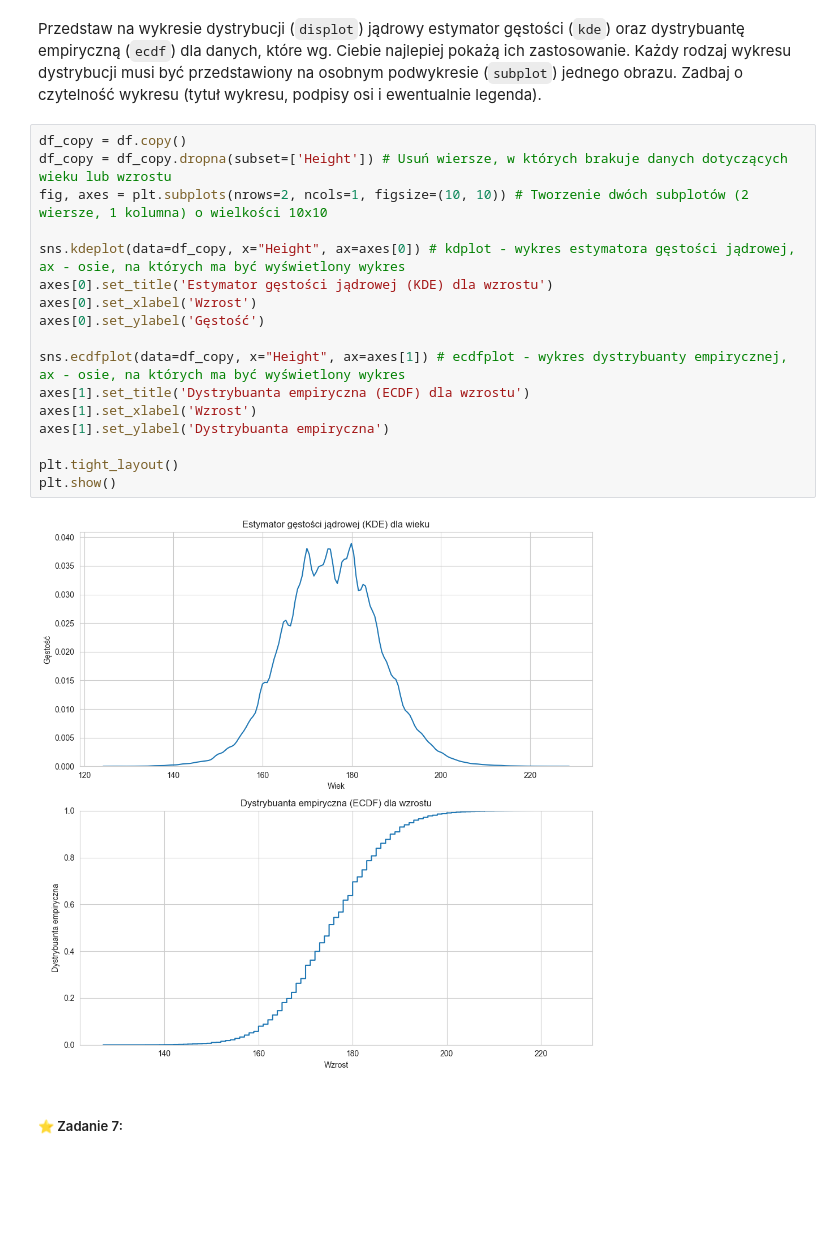
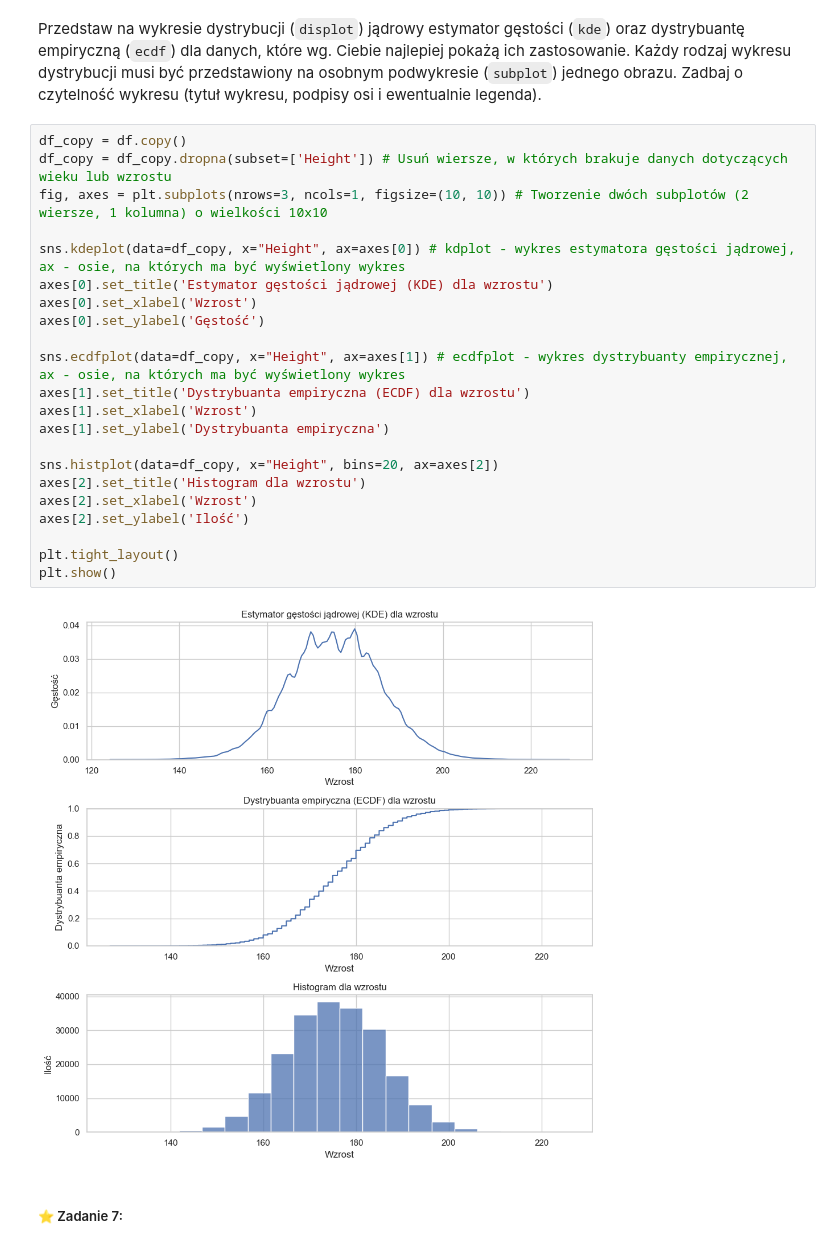
Before and after one commit to kambed/DataVisualization, a Jupyter notebook: seaborn.ipynb, the cells around one changed output. Cells and saved outputs as stored; diff of their text form; blank space fills up the shorter version.

```diff
--- a/seaborn.ipynb
+++ b/seaborn.ipynb
@@ -144,22 +144,27 @@ Przedstaw na wykresie dystrybucji (`displot`) jądrowy estymator gęstości (`kd
 # %%
 df_copy = df.copy()
 df_copy = df_copy.dropna(subset=['Height']) # Usuń wiersze, w których brakuje danych dotyczących wieku lub wzrostu
-fig, axes = plt.subplots(nrows=2, ncols=1, figsize=(10, 10)) # Tworzenie dwóch subplotów (2 wiersze, 1 kolumna) o wielkości 10x10
+fig, axes = plt.subplots(nrows=3, ncols=1, figsize=(10, 10)) # Tworzenie dwóch subplotów (2 wiersze, 1 kolumna) o wielkości 10x10
 
 sns.kdeplot(data=df_copy, x="Height", ax=axes[0]) # kdplot - wykres estymatora gęstości jądrowej, ax - osie, na których ma być wyświetlony wykres
 axes[0].set_title('Estymator gęstości jądrowej (KDE) dla wzrostu')
 axes[0].set_xlabel('Wzrost')
 axes[0].set_ylabel('Gęstość')
 
 sns.ecdfplot(data=df_copy, x="Height", ax=axes[1]) # ecdfplot - wykres dystrybuanty empirycznej, ax - osie, na których ma być wyświetlony wykres
 axes[1].set_title('Dystrybuanta empiryczna (ECDF) dla wzrostu')
 axes[1].set_xlabel('Wzrost')
 axes[1].set_ylabel('Dystrybuanta empiryczna')
 
+sns.histplot(data=df_copy, x="Height", bins=20, ax=axes[2])
+axes[2].set_title('Histogram dla wzrostu')
+axes[2].set_xlabel('Wzrost')
+axes[2].set_ylabel('Ilość')
+
 plt.tight_layout()
 plt.show()
 # %% [output]
-[figure, old version]
+[figure, new version]
 # %% [markdown]
 ##### ⭐ Zadanie 7:
 # %% [markdown]
```
Also changed, not shown: parts of 11 cells of this notebook.
